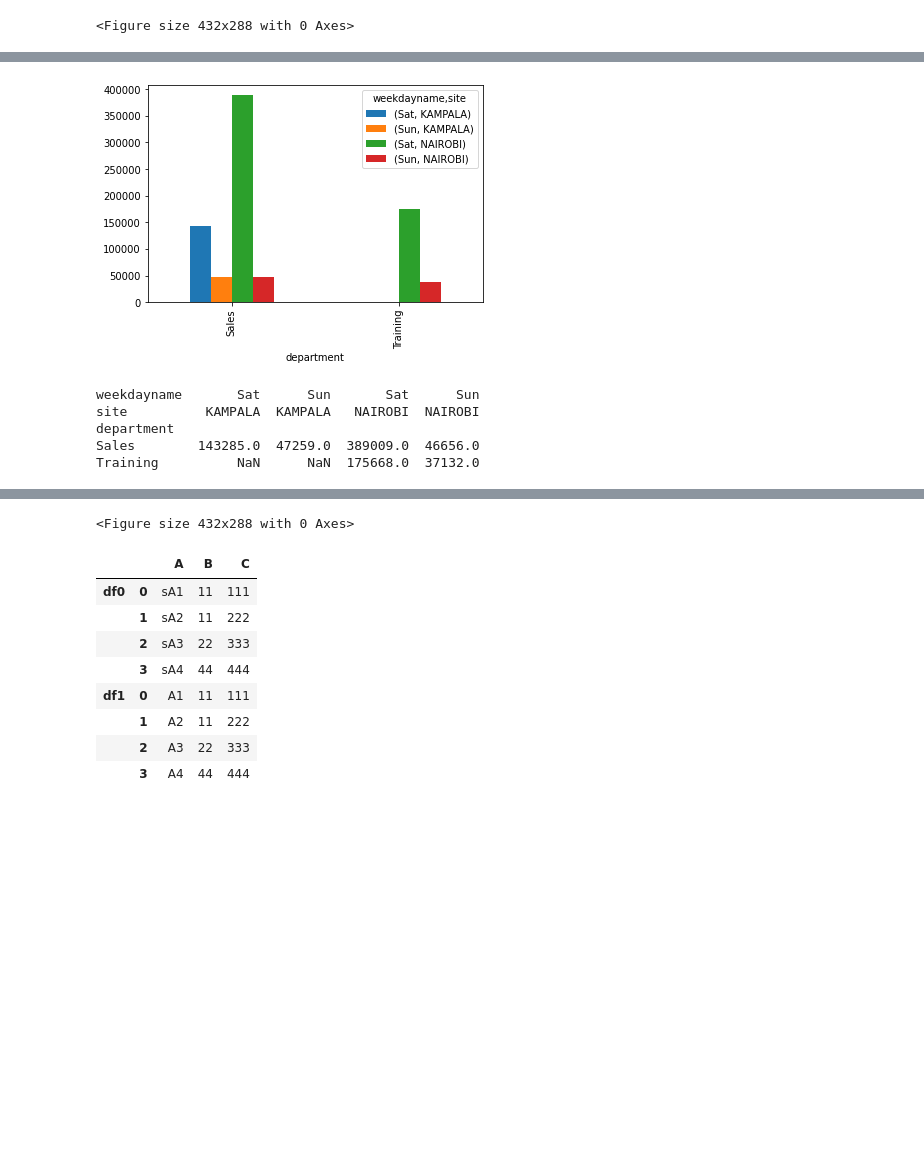
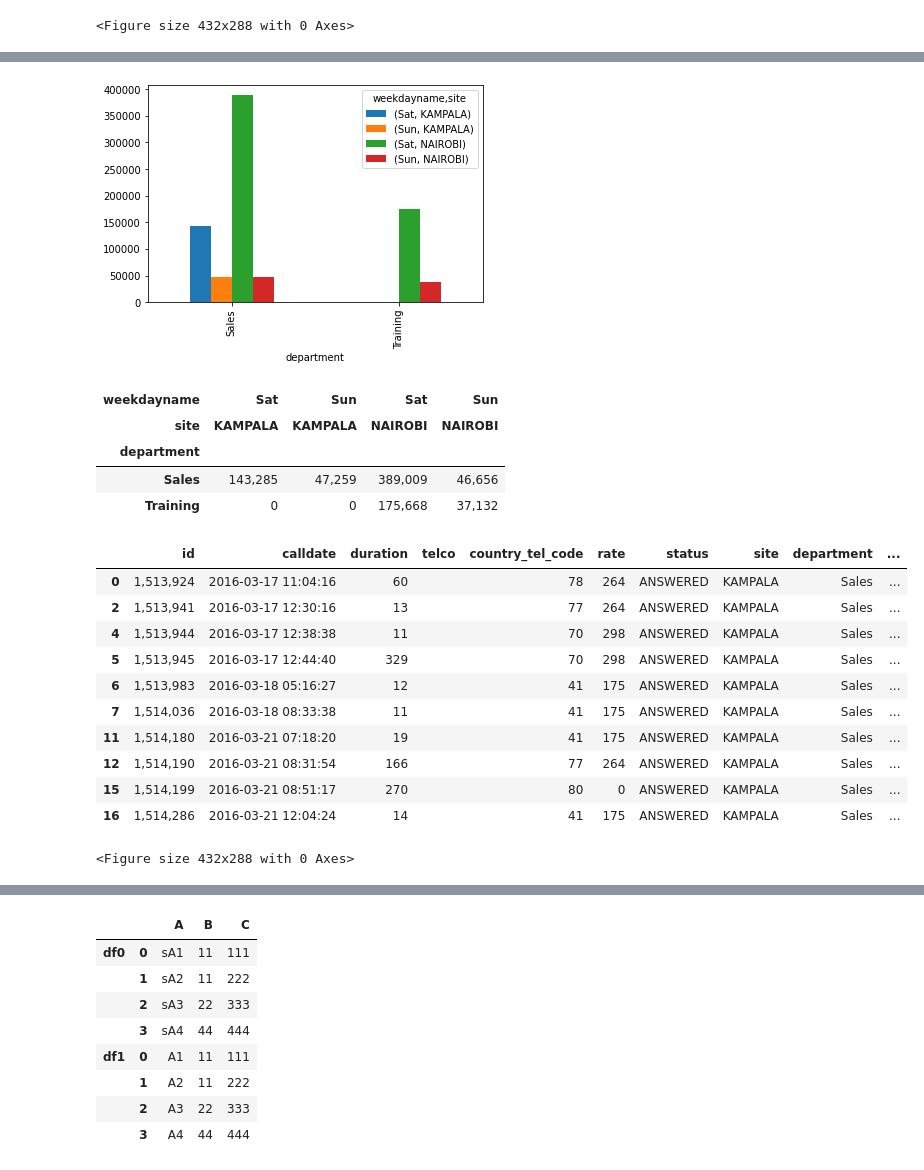
Before and after one commit to rorama/Data-Science-with-Python-Tips, a Jupyter notebook: tips_pandas.ipynb, the cells around one changed output, grey strips where cells are left out. Drawn from its saved outputs; the diff is of its cells as text; code cells hidden in the pictures; blank space fills up the shorter version.

```diff
--- a/tips_pandas.ipynb
+++ b/tips_pandas.ipynb
@@ -256,37 +260,53 @@ df_raw.loc[:4, ['calldate', 'duration']]
 # %%
-import matplotlib.pyplot as plt
+def report_telephone_logs():
 
-#probe the data
-df = df_raw
-df.head(10)
-df.tail(10)
-df['telco'].unique()
+    #probe the data
+    df = read_telephone_logs()
+    df_raw = df.copy()
+    df.head(10)
+    df.tail(10)
+    df['telco'].unique()
 
-#convert column data types
-df['calldate'] = pd.to_datetime(df['calldate'], format='%Y-%m-%d %H:%M:%S')
-df['country_tel_code'] = df['country_tel_code'].apply(str)
+    #convert column data types
+    df['calldate'] = pd.to_datetime(df['calldate'], format='%Y-%m-%d %H:%M:%S')
+    df['country_tel_code'] = df['country_tel_code'].apply(str)
 
-df['weekdayname'] = df.apply(lambda row: row['calldate'].strftime('%a'), axis = 1)
+    df['weekdayname'] = df.apply(lambda row: row['calldate'].strftime('%a'), axis = 1)
 
-#process data
-weekends = df['calldate'].apply(lambda x: x.weekday()).isin([5,6])
-df = df.loc[weekends] #calls made over weekends
-df.set_index('calldate', drop=True, inplace=True)
+    #process data
+    weekends = df['calldate'].apply(lambda x: x.weekday()).isin([5,6])
+    df = df.loc[weekends] #calls made over weekends
+    df.set_index('calldate', drop=True, inplace=True)
 
-df.index = df.index.weekday #day of week
+    df.index = df.index.weekday #day of week
 
-df = df.groupby(['weekdayname', 'site', 'department'], sort=False)['duration'].sum().unstack(['weekdayname', 'site']) #.loc[:, 'duration']
-df.plot(kind='bar', subplots=False)
-plt.show()
-plt.clf() #clear
-#plt.cla() #clear
-print(df)
-df_raw_formatted = format_df(df_raw.drop(columns=['pin_code', 'src', 'dest']).fillna('').iloc[:10]) #minus 'pin_code', 'src', 'dest'
-df_raw_formatted
+    df = df.groupby(['weekdayname', 'site', 'department'], sort=False)['duration'].sum().unstack(['weekdayname', 'site']) #.loc[:, 'duration']
+    df.plot(kind='bar', subplots=False)
+    plt.show()
+    plt.clf() #clear
+    #plt.cla() #clear
+    display(format_df(df.fillna(0)))
+    df_raw_formatted = format_df(df_raw.drop(columns=['pin_code', 'src', 'dest']).fillna('').iloc[:10]) #minus 'pin_code', 'src', 'dest'
+    display(df_raw_formatted) #important for Styler, otherwise you cannot just print
+    #display(HTML(df_raw_formatted))
+
+report_telephone_logs()
 # %% [output]
 [figure]
+| weekdayname | Sat | Sun | Sat | Sun |
+| site | KAMPALA | KAMPALA | NAIROBI | NAIROBI |
+| department |  |  |  |  |
+| Sales | 143,285 | 47,259 | 389,009 | 46,656 |
+| Training | 0 | 0 | 175,668 | 37,132 |
+|  | id | calldate | duration | telco | country_tel_code | rate | status | site | department | ... |
+| 0 | 1,513,924 | 2016-03-17 11:04:16 | 60 |  | 78 | 264 | ANSWERED | KAMPALA | Sales | ... |
+| 2 | 1,513,941 | 2016-03-17 12:30:16 | 13 |  | 77 | 264 | ANSWERED | KAMPALA | Sales | ... |
+| 4 | 1,513,944 | 2016-03-17 12:38:38 | 11 |  | 70 | 298 | ANSWERED | KAMPALA | Sales | ... |
+| 5 | 1,513,945 | 2016-03-17 12:44:40 | 329 |  | 70 | 298 | ANSWERED | KAMPALA | Sales | ... |
+| 6 | 1,513,983 | 2016-03-18 05:16:27 | 12 |  | 41 | 175 | ANSWERED | KAMPALA | Sales | ... |
+| 7 | 1,514,036 | 2016-03-18 08:33:38 | 11 |  | 41 | 175 | ANSWERED | KAMPALA | Sales | ... |
+| 11 | 1,514,180 | 2016-03-21 07:18:20 | 19 |  | 41 | 175 | ANSWERED | KAMPALA | Sales | ... |
+| 12 | 1,514,190 | 2016-03-21 08:31:54 | 166 |  | 77 | 264 | ANSWERED | KAMPALA | Sales | ... |
+| 15 | 1,514,199 | 2016-03-21 08:51:17 | 270 |  | 80 | 0 | ANSWERED | KAMPALA | Sales | ... |
+| 16 | 1,514,286 | 2016-03-21 12:04:24 | 14 |  | 41 | 175 | ANSWERED | KAMPALA | Sales | ... |
-weekdayname       Sat      Sun       Sat      Sun
-site          KAMPALA  KAMPALA   NAIROBI  NAIROBI
-department
-Sales        143285.0  47259.0  389009.0  46656.0
-Training          NaN      NaN  175668.0  37132.0
+<Figure size 432x288 with 0 Axes>
@@ -304,4 +313,3 @@ Training          NaN      NaN  175668.0  37132.0
-<Figure size 432x288 with 0 Axes>
 # %%
 # merge dfs
 # join dfs
```
Also changed, not shown: parts of 4 cells of this notebook.
